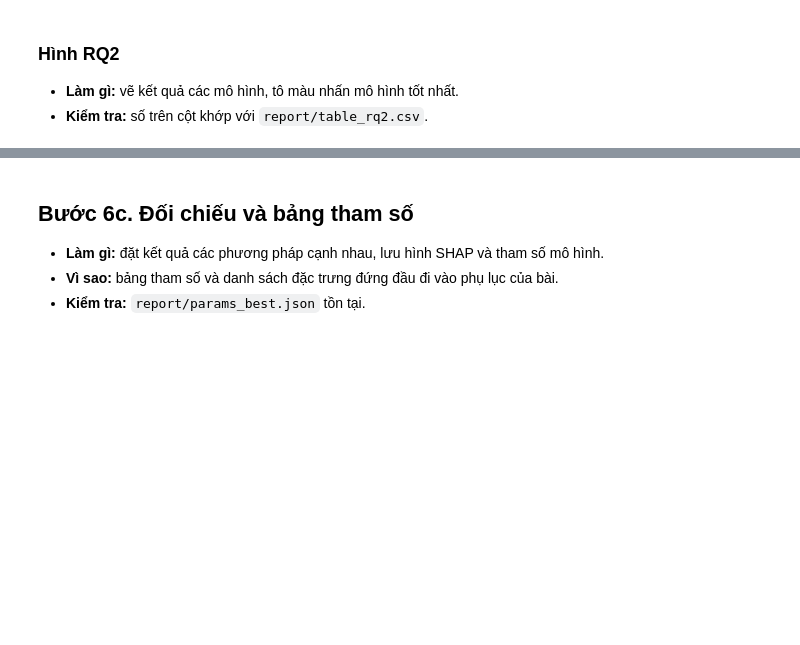
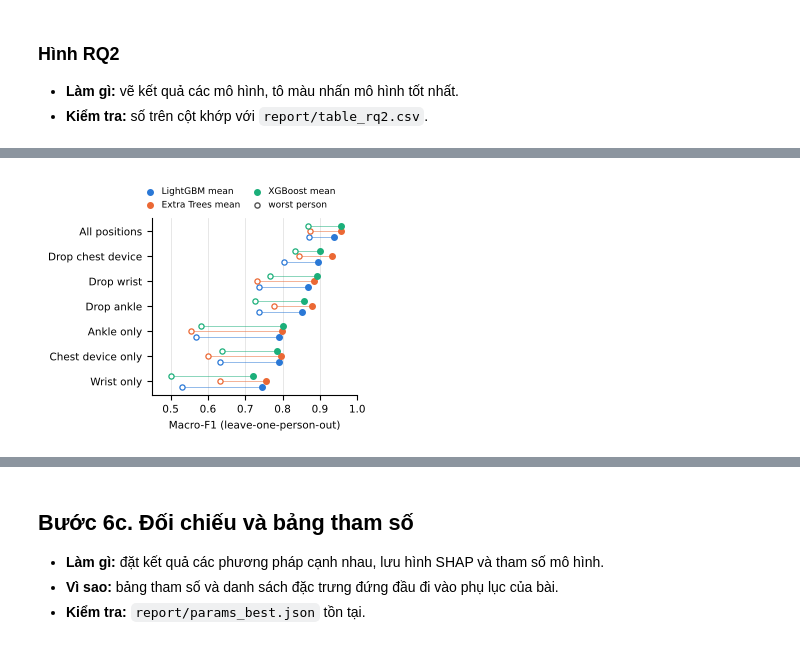
Before and after one commit to C-A-R-T/MHEALTH_SensorPositionRetrain, a Jupyter notebook: Notebook_B_MHEALTH_SensorPositionRetrain_executed.ipynb, the cells around one changed output, grey strips where cells are left out. Cells and saved outputs as stored; diff of their text form; code cells hidden in the pictures; blank space fills up the shorter version.

```diff
--- a/Notebook_B_MHEALTH_SensorPositionRetrain_executed.ipynb
+++ b/Notebook_B_MHEALTH_SensorPositionRetrain_executed.ipynb
@@ -23,3 +31,27 @@ handover ok 33148 rows
+# %%
+import sys, platform, sklearn, lightgbm, xgboost, scipy
+def ram_gb():
+    try:
+        import psutil; return round(psutil.virtual_memory().total / 2**30, 1)
+    except ImportError: pass
+    if os.name == 'nt':                                   # Windows without psutil
+        import ctypes
+        class M(ctypes.Structure): _fields_ = [('l', ctypes.c_ulong), ('m', ctypes.c_ulong)] + [(n, ctypes.c_ulonglong) for n in ['t', 'a', 'tp', 'ap', 'tv', 'av', 'e']]
+        s = M(); s.l = ctypes.sizeof(M); ctypes.windll.kernel32.GlobalMemoryStatusEx(ctypes.byref(s)); return round(s.t / 2**30, 1)
+    with open('/proc/meminfo') as f: return round(int(f.read().split()[1]) / 2**20, 1)
+def cpu_name():
+    if os.name == 'nt':
+        try:
+            import winreg; k = winreg.OpenKey(winreg.HKEY_LOCAL_MACHINE, r'HARDWARE\DESCRIPTION\System\CentralProcessor\0')
+            return winreg.QueryValueEx(k, 'ProcessorNameString')[0].strip()
+        except OSError: pass
+    try:
+        with open('/proc/cpuinfo') as f: return next(l.split(':', 1)[1].strip() for l in f if l.startswith('model name'))
+    except Exception: return platform.processor()
+hw = {'cpu': cpu_name(), 'logical_cores': os.cpu_count(), 'ram_gb': ram_gb(), 'os': platform.platform(), 'python': sys.version.split()[0],
+      'scikit-learn': sklearn.__version__, 'lightgbm': lightgbm.__version__, 'xgboost': xgboost.__version__, 'pandas': pd.__version__}
+with open('report/hardware.json', 'w', encoding='utf-8') as f: json.dump(hw, f, indent=2)
+print(json.dumps(hw, indent=2))
 # %% [markdown]
 ## Bước 4. Bảng đặc trưng và chia dữ liệu
 
@@ -238,0 +438,20 @@ dtype: float64
+# %%
+plt.rcParams.update({'font.family': 'DejaVu Sans', 'font.size': 7.5, 'axes.spines.top': False, 'axes.spines.right': False})
+COL = {'LightGBM': '#2a78d6', 'Extra Trees': '#eb6834', 'XGBoost': '#1baf7a'}
+LABEL = {'all': 'All positions', 'drop chest device': 'Drop chest device', 'drop wrist': 'Drop wrist', 'drop ankle': 'Drop ankle',
+         'only ankle': 'Ankle only', 'only chest device (acc + ECG)': 'Chest device only', 'only wrist': 'Wrist only'}
+order = list(LABEL)[::-1]; yy = np.arange(len(order))
+fig, ax = plt.subplots(figsize=(3.4, 2.7))
+for j, (mname, col) in enumerate(COL.items()):
+    s = pos_tab[pos_tab.model == mname].set_index('setting').loc[order]; off = (j - 1) * 0.22
+    ax.scatter(s['mean'], yy + off, color=col, s=16, zorder=3, label=f'{mname} mean')
+    ax.scatter(s['min'], yy + off, facecolors='white', edgecolors=col, s=14, linewidths=0.9, zorder=3)
+    ax.hlines(yy + off, s['min'], s['mean'], color=col, lw=0.6, alpha=0.6)
+ax.scatter([], [], facecolors='white', edgecolors='#555555', s=14, label='worst person')
+ax.set_yticks(yy, [LABEL[o] for o in order]); ax.set_xlabel('Macro-F1 (leave-one-person-out)'); ax.set_xlim(0.45, 1.0)
+ax.grid(axis='x', color='#dddddd', lw=0.5); ax.set_axisbelow(True)
+ax.legend(loc='lower center', bbox_to_anchor=(0.42, 1.0), ncol=2, frameon=False, fontsize=6.5, handletextpad=0.3, columnspacing=0.8)
+fig.tight_layout(); fig.savefig('report/fig_rq3_positions_3models.png', dpi=300, bbox_inches='tight'); plt.show()
+plt.rcParams.update(plt.rcParamsDefault)
+# %% [output]
+[figure, added]
```
Also changed, not shown: parts of 26 cells of this notebook, 13 other files.
